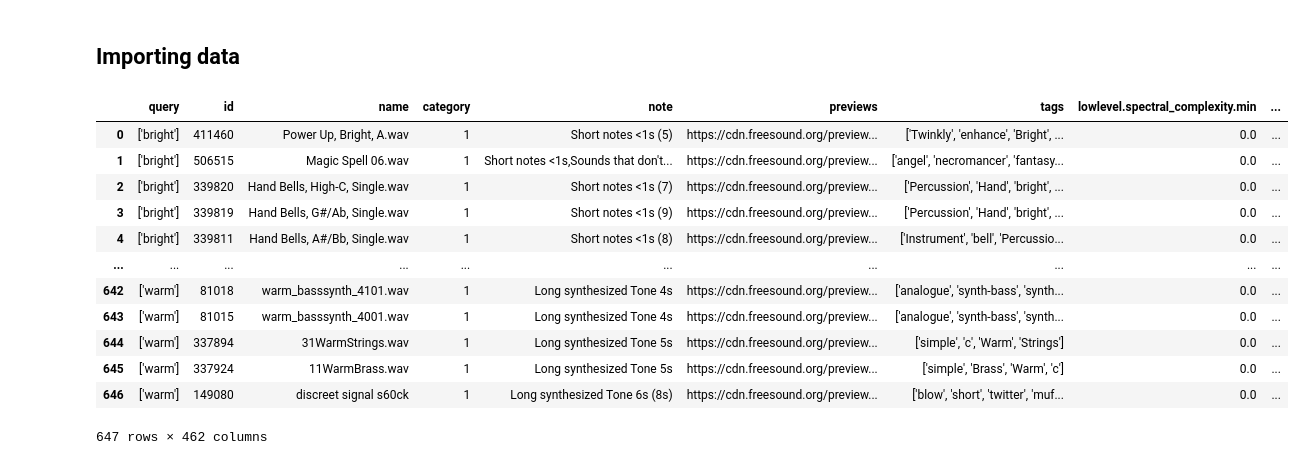
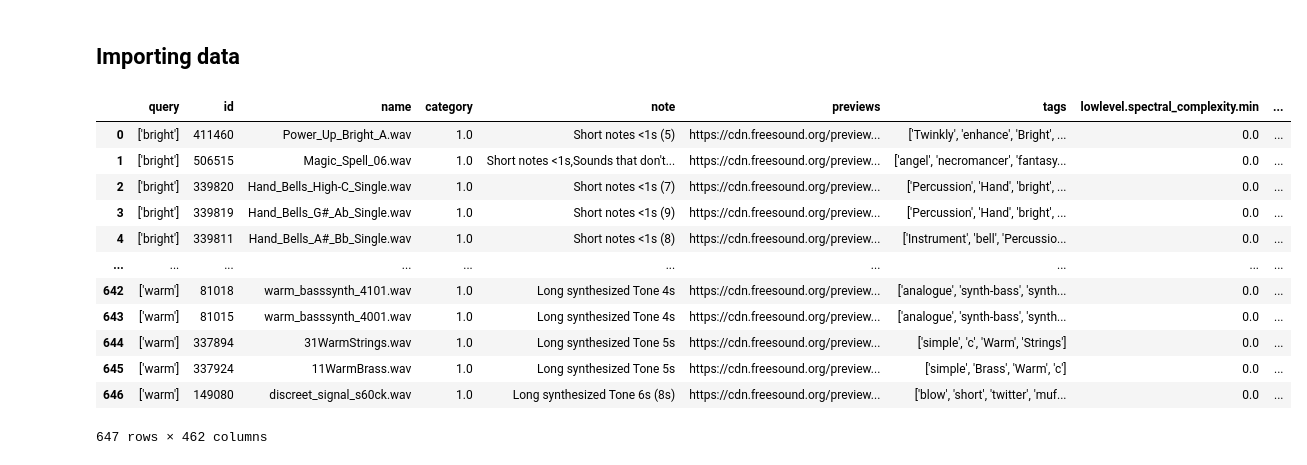
Before and after one commit to qkm2000/Music-Soundwave-Generation-with-Deep-Learning, a Jupyter notebook: notebooks/earcon_dataset.ipynb, the cells around one changed output. Saved outputs shown, nothing was run; the diff lists cells and outputs as text; code cells hidden in the pictures.

```diff
--- a/notebooks/earcon_dataset.ipynb
+++ b/notebooks/earcon_dataset.ipynb
@@ -18,47 +15,63 @@ IMPORT_NEW = False
 ## Importing data
 # %%
 # import new data and process
-if IMPORT_NEW:
-    files = [
-        "../dataset/earcon_dataset/bright_dark_earcon.xlsx",
-        "../dataset/earcon_dataset/bright.xlsx",
-        "../dataset/earcon_dataset/cold.xlsx",
-        "../dataset/earcon_dataset/correct.xlsx",
-        "../dataset/earcon_dataset/curved.xlsx",
-        "../dataset/earcon_dataset/dark.xlsx",
-        "../dataset/earcon_dataset/dull.xlsx",
-        "../dataset/earcon_dataset/flat.xlsx",
-        "../dataset/earcon_dataset/incorrect_correct_earcon.xlsx",
-        "../dataset/earcon_dataset/incorrect.xlsx",
-        "../dataset/earcon_dataset/sharp.xlsx",
-        "../dataset/earcon_dataset/warm.xlsx",
-    ]
 
-    data = pd.DataFrame()
-    for file in files:
-        data = data._append(pd.read_excel(file))
+def edit_name_column(data):
+    data['name'] = data['name'].str.replace("/", "_")
+    data['name'] = data['name'].str.replace(", ", "_")
+    data['name'] = data['name'].str.replace(" ", "_")
 
-    data.reset_index(drop=True, inplace=True)
-    data = data[data['category'] == 1]
-    data.to_excel("../dataset/earcon_dataset/earcon_dataset.xlsx")
+    for index, row in data.iterrows():
+        if row['name'].endswith(".WAV"):
+            data.at[index, 'name'] = row['name'][:-4]
+            data.at[index, 'name'] = row['name'] + ".wav"
+        elif not row['name'].endswith(".wav"):
+            data.at[index, 'name'] = row['name'] + ".wav"
+    return data
+
+
+files = [
+    "../dataset/earcon_dataset/bright_dark_earcon.xlsx",
+    "../dataset/earcon_dataset/bright.xlsx",
+    "../dataset/earcon_dataset/cold.xlsx",
+    "../dataset/earcon_dataset/correct.xlsx",
+    "../dataset/earcon_dataset/curved.xlsx",
+    "../dataset/earcon_dataset/dark.xlsx",
+    "../dataset/earcon_dataset/dull.xlsx",
+    "../dataset/earcon_dataset/flat.xlsx",
+    "../dataset/earcon_dataset/incorrect_correct_earcon.xlsx",
+    "../dataset/earcon_dataset/incorrect.xlsx",
+    "../dataset/earcon_dataset/sharp.xlsx",
+    "../dataset/earcon_dataset/warm.xlsx",
+]
+
+data = pd.DataFrame()
+for file in files:
+    data = data._append(pd.read_excel(file))
+
+data.reset_index(drop=True, inplace=True)
+data = data[data['category'] == 1]
+
+data = edit_name_column(data)
+data.to_csv("../dataset/earcon_dataset/earcon_dataset.csv", index=False)
 
 
 # import existing processed data
-file = "../dataset/earcon_dataset/earcon_dataset.xlsx"
-data = pd.read_excel(file)
+file = "../dataset/earcon_dataset/earcon_dataset.csv"
+data = pd.read_csv(file)
 data
 # %% [output]
 |  | query | id | name | category | note | previews | tags | lowlevel.spectral_complexity.min | ... |
-| 0 | ['bright'] | 411460 | Power Up, Bright, A.wav | 1 | Short notes <1s (5) | https://cdn.freesound.org/preview... | ['Twinkly', 'enhance', 'Bright', ... | 0.0 | ... |
-| 1 | ['bright'] | 506515 | Magic Spell 06.wav | 1 | Short notes <1s,Sounds that don't... | https://cdn.freesound.org/preview... | ['angel', 'necromancer', 'fantasy... | 0.0 | ... |
-| 2 | ['bright'] | 339820 | Hand Bells, High-C, Single.wav | 1 | Short notes <1s (7) | https://cdn.freesound.org/preview... | ['Percussion', 'Hand', 'bright', ... | 0.0 | ... |
-| 3 | ['bright'] | 339819 | Hand Bells, G#/Ab, Single.wav | 1 | Short notes <1s (9) | https://cdn.freesound.org/preview... | ['Percussion', 'Hand', 'bright', ... | 0.0 | ... |
-| 4 | ['bright'] | 339811 | Hand Bells, A#/Bb, Single.wav | 1 | Short notes <1s (8) | https://cdn.freesound.org/preview... | ['Instrument', 'bell', 'Percussio... | 0.0 | ... |
+| 0 | ['bright'] | 411460 | Power_Up_Bright_A.wav | 1.0 | Short notes <1s (5) | https://cdn.freesound.org/preview... | ['Twinkly', 'enhance', 'Bright', ... | 0.0 | ... |
+| 1 | ['bright'] | 506515 | Magic_Spell_06.wav | 1.0 | Short notes <1s,Sounds that don't... | https://cdn.freesound.org/preview... | ['angel', 'necromancer', 'fantasy... | 0.0 | ... |
+| 2 | ['bright'] | 339820 | Hand_Bells_High-C_Single.wav | 1.0 | Short notes <1s (7) | https://cdn.freesound.org/preview... | ['Percussion', 'Hand', 'bright', ... | 0.0 | ... |
+| 3 | ['bright'] | 339819 | Hand_Bells_G#_Ab_Single.wav | 1.0 | Short notes <1s (9) | https://cdn.freesound.org/preview... | ['Percussion', 'Hand', 'bright', ... | 0.0 | ... |
+| 4 | ['bright'] | 339811 | Hand_Bells_A#_Bb_Single.wav | 1.0 | Short notes <1s (8) | https://cdn.freesound.org/preview... | ['Instrument', 'bell', 'Percussio... | 0.0 | ... |
 | ... | ... | ... | ... | ... | ... | ... | ... | ... | ... |
-| 642 | ['warm'] | 81018 | warm_basssynth_4101.wav | 1 | Long synthesized Tone 4s | https://cdn.freesound.org/preview... | ['analogue', 'synth-bass', 'synth... | 0.0 | ... |
-| 643 | ['warm'] | 81015 | warm_basssynth_4001.wav | 1 | Long synthesized Tone 4s | https://cdn.freesound.org/preview... | ['analogue', 'synth-bass', 'synth... | 0.0 | ... |
-| 644 | ['warm'] | 337894 | 31WarmStrings.wav | 1 | Long synthesized Tone 5s | https://cdn.freesound.org/preview... | ['simple', 'c', 'Warm', 'Strings'] | 0.0 | ... |
-| 645 | ['warm'] | 337924 | 11WarmBrass.wav | 1 | Long synthesized Tone 5s | https://cdn.freesound.org/preview... | ['simple', 'Brass', 'Warm', 'c'] | 0.0 | ... |
-| 646 | ['warm'] | 149080 | discreet signal s60ck | 1 | Long synthesized Tone 6s (8s) | https://cdn.freesound.org/preview... | ['blow', 'short', 'twitter', 'muf... | 0.0 | ... |
+| 642 | ['warm'] | 81018 | warm_basssynth_4101.wav | 1.0 | Long synthesized Tone 4s | https://cdn.freesound.org/preview... | ['analogue', 'synth-bass', 'synth... | 0.0 | ... |
+| 643 | ['warm'] | 81015 | warm_basssynth_4001.wav | 1.0 | Long synthesized Tone 4s | https://cdn.freesound.org/preview... | ['analogue', 'synth-bass', 'synth... | 0.0 | ... |
+| 644 | ['warm'] | 337894 | 31WarmStrings.wav | 1.0 | Long synthesized Tone 5s | https://cdn.freesound.org/preview... | ['simple', 'c', 'Warm', 'Strings'] | 0.0 | ... |
+| 645 | ['warm'] | 337924 | 11WarmBrass.wav | 1.0 | Long synthesized Tone 5s | https://cdn.freesound.org/preview... | ['simple', 'Brass', 'Warm', 'c'] | 0.0 | ... |
+| 646 | ['warm'] | 149080 | discreet_signal_s60ck.wav | 1.0 | Long synthesized Tone 6s (8s) | https://cdn.freesound.org/preview... | ['blow', 'short', 'twitter', 'muf... | 0.0 | ... |
 647 rows × 462 columns
 # %%
```
Also changed, not shown: parts of 6 cells of this notebook, 9 other files.
